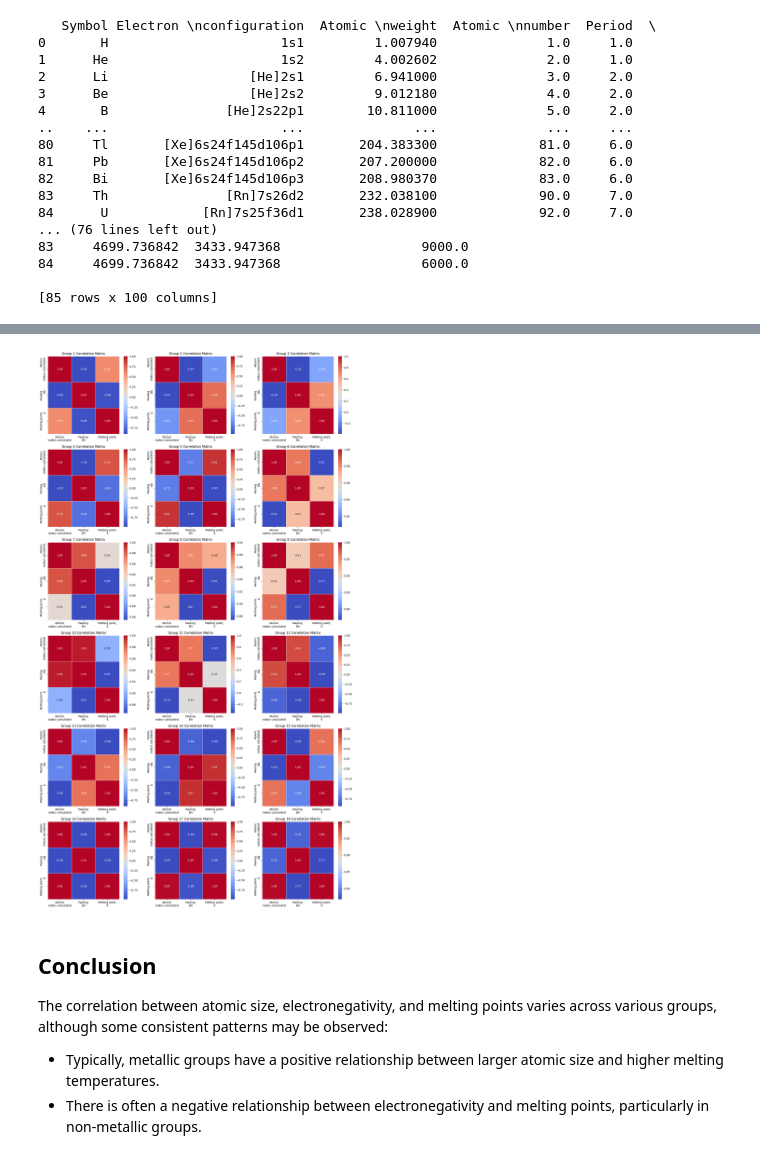
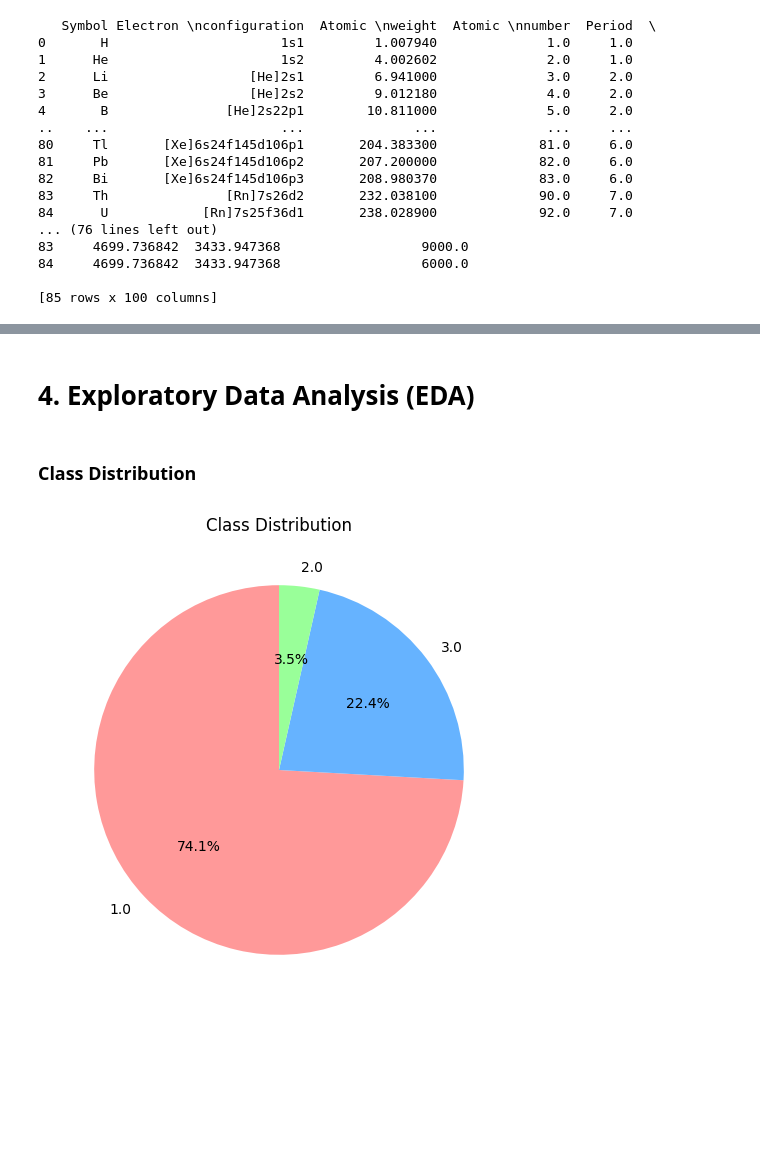
Before and after one commit to G180125/Research-Assessment-3, a Jupyter notebook: Research.ipynb, the cells around one changed output, grey strips where cells are left out. Saved outputs shown, nothing was run; the diff lists cells and outputs as text; code cells hidden in the pictures; blank space fills up the shorter version.

Commit message:
research for metal/metalloid/nonmetal

```diff
--- a/Research.ipynb
+++ b/Research.ipynb
@@ -183,6 +114,0 @@ Analysing data in 4 collumns: Atomic radius calculated' 'Pauling EN', 'Melting p
-# %%
-plt.rcdefaults()
-
-df['Group'] = df['Group'].astype(int)
-sns.pairplot(df, vars=['Atomic\nradius calculated', 'Pauling \nEN', 'Melting point,\nK'], hue='Group', palette='viridis')
-plt.show()
@@ -212,23 +115,43 @@ Upon examining the group-specific heatmaps output, one can see the relationships
-# %%
-
-
-grouped = df.groupby('Group')
-
-fig, axes = plt.subplots(nrows=int(grouped.ngroups/3), ncols=3, figsize=(20, 2 * grouped.ngroups))
-
-axes = axes.flatten()
-
-for (key, group), ax in zip(grouped, axes):
-    corr_matrix = group[['Atomic\nradius calculated', 'Pauling \nEN', 'Melting point,\nK']].corr()
-
-    sns.heatmap(corr_matrix, annot=True, cmap='coolwarm', fmt=".2f", linewidths=.5, ax=ax)
-    ax.set_title(f'Group {key} Correlation Matrix')
-
-plt.show()
-# %% [output]
-[figure, removed]
-# %% [markdown]
-## Conclusion
-The correlation between atomic size, electronegativity, and melting points varies across various groups, although some consistent patterns may be observed:
-- Typically, metallic groups have a positive relationship between larger atomic size and higher melting temperatures.
-- There is often a negative relationship between electronegativity and melting points, particularly in non-metallic groups.
+# %% [markdown]
+# 4. Exploratory Data Analysis (EDA)
+# %% [markdown]
+### Class Distribution
+# %%
+properties  = [
+    'Atomic \nweight',
+    'Pauling \nEN',
+    'Atomic\nradius calculated',
+    'Ionization\nenergy (eV)',
+    'Electron \naffinity (ev)',
+    'Melting point,\nK',
+    'Boiling point,\nK',
+    'Density, \ng/mL',
+    'Specific heat,\nJ/g K',
+    'valence\ns',
+    'valence\np',
+    'valence\nd',
+    'valence\nf',
+    'Thermal conductivity,\nW/m K',
+    'Thermal expansion, \nK^-1',
+    'Electrical Conductivity \n(S/m)',
+    'Crystal\nradius',
+    'Covalent\nradius',
+    'van der Waals\nradius',
+    'Metallic \nvalence'
+]
+
+classification_column = 'Metal(1)/\nmetalloid(2)/\nnonmetal(3)'
+
+columns_to_analyze = properties + [classification_column]
+
+df2 = df[columns_to_analyze]
+# %%
+class_counts = df2[classification_column].value_counts()
+
+plt.figure(figsize=(6, 6))
+class_counts.plot(kind='pie', autopct='%1.1f%%', colors=['#ff9999','#66b3ff','#99ff99'], startangle=90)
+plt.title('Class Distribution')
+plt.ylabel('')
+plt.show()
+# %% [output]
+[figure, added]
```
Also changed, not shown: parts of 53 cells of this notebook.
